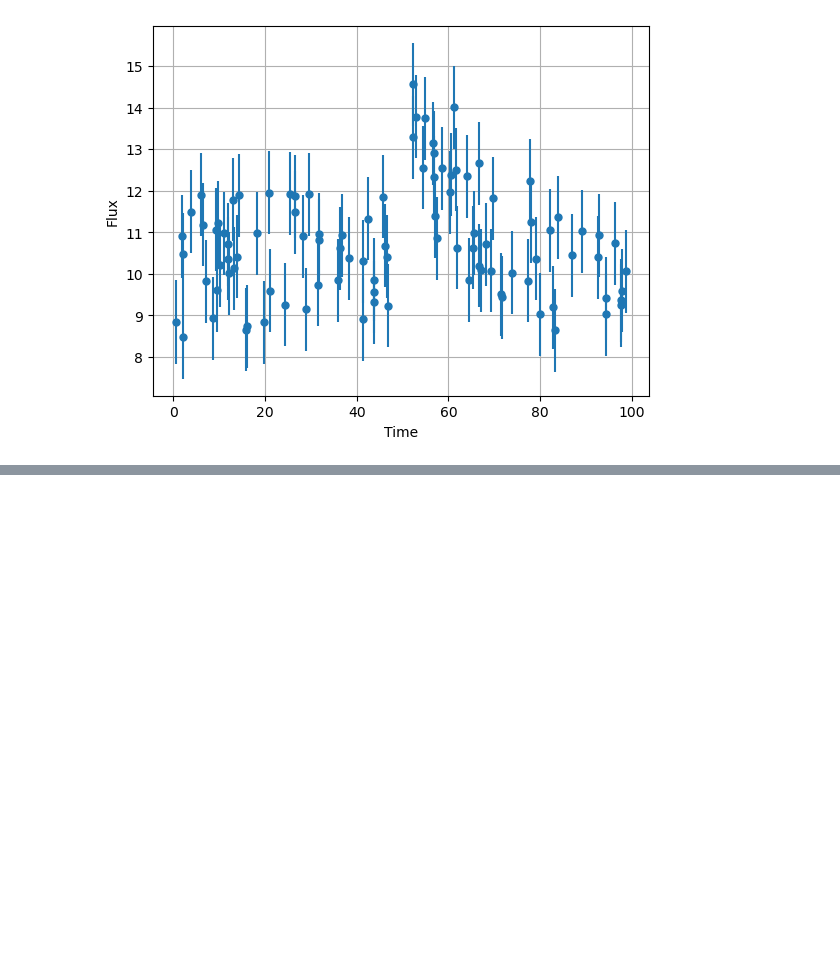
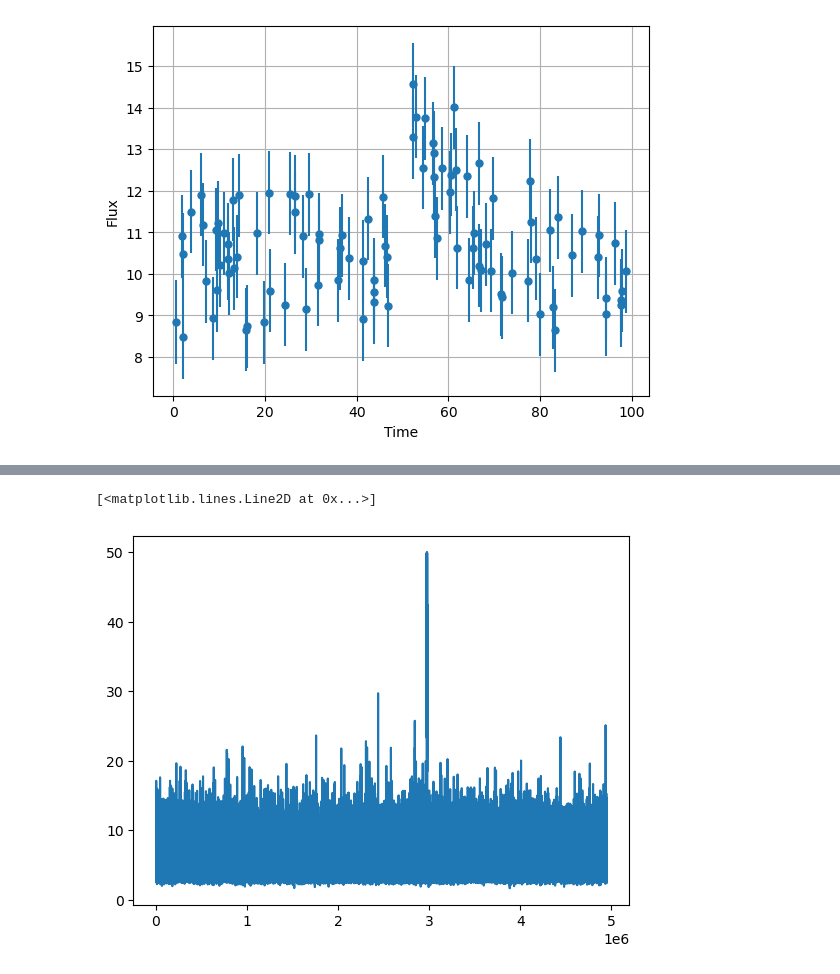
Before and after one commit to JacopoPerri/astrostatistics_bicocca_2026, a Jupyter notebook: working/transients.ipynb, the cells around one changed output, grey strips where cells are left out. Drawn from its saved outputs; the diff is of its cells as text; code cells hidden in the pictures; blank space fills up the shorter version.

```diff
--- a/working/transients.ipynb
+++ b/working/transients.ipynb
@@ -112,0 +129,5 @@ plt.legend()
+# %%
+plt.plot(A_trace, label='A')
+# %% [output]
+[<matplotlib.lines.Line2D at 0x...>]
+[figure, added]
```
Also changed, not shown: parts of 7 cells of this notebook.
